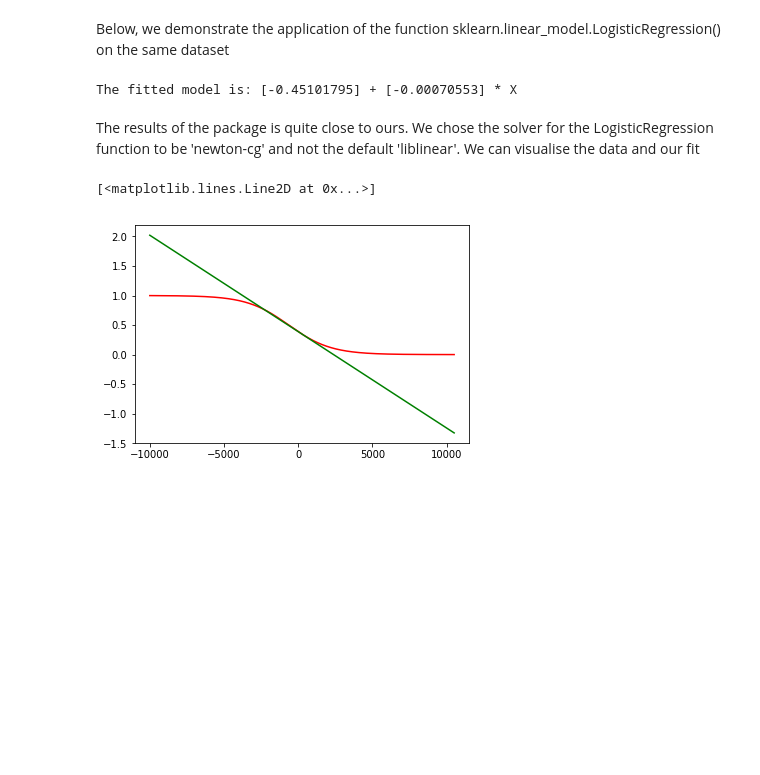
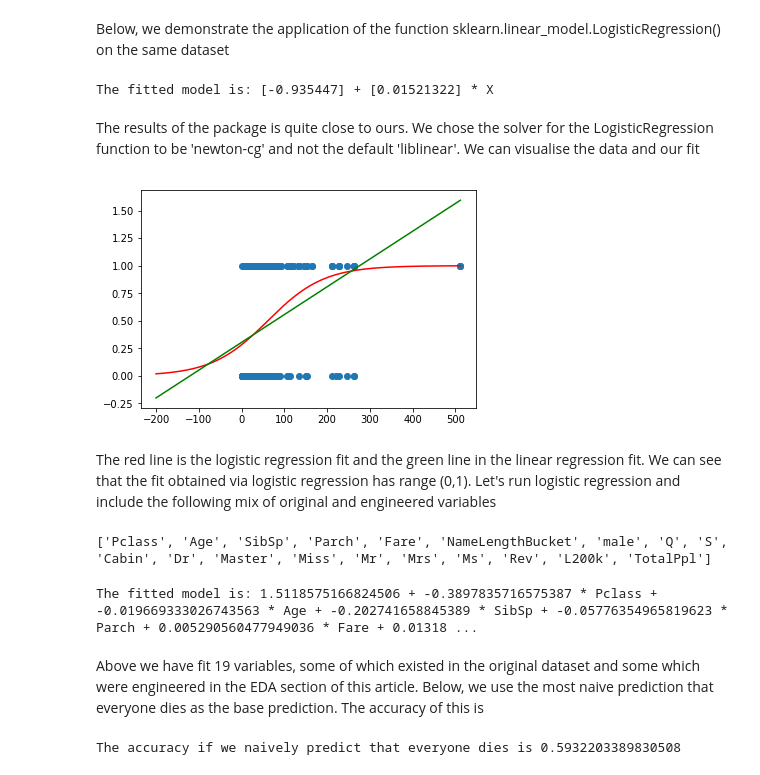
Before and after one commit to TanselArif-21/LogisticRegression, a Jupyter notebook: LogisticRegression.ipynb, the cells around one changed output. Drawn from its saved outputs; the diff is of its cells as text; code cells hidden in the pictures; blank space fills up the shorter version.

```diff
--- a/LogisticRegression.ipynb
+++ b/LogisticRegression.ipynb
@@ -519,8 +519,8 @@ In reality, this threshold is dependent on the cost for incorrectly predicting a
 # %% [markdown]
 Let's plot the regression line onto the training data we used to fit the model
 # %%
-def RegLine(x):
-    Y=lm1.intercept_ + lm1.coef_[0] * x
+def RegLine(lm,x):
+    Y=lm.intercept_ + lm.coef_[0] * x
     return Y
 # %%
 plt.scatter(x=X[:,0],y=y[:,0])
@@ -873,29 +873,67 @@ y = titanicCleaned['Survived']
 X = X.values.reshape(-1,1)
 
 # Get the model
-lm = LogisticRegression(solver='newton-cg')
+lm2 = LogisticRegression(solver='newton-cg')
 
 # Fit the model
-lm.fit(X,y)
+lm2.fit(X,y)
 
 # The fitted model
-print('The fitted model is: {} + {} * X'.format(lm.intercept_,lm.coef_[0]))
+print('The fitted model is: {} + {} * X'.format(lm2.intercept_,lm2.coef_[0]))
 # %% [output]
-The fitted model is: [-0.45101795] + [-0.00070553] * X
+The fitted model is: [-0.935447] + [0.01521322] * X
 # %% [markdown]
 The results of the package is quite close to ours. We chose the solver for the LogisticRegression function to be 'newton-cg' and not the default 'liblinear'. We can visualise the data and our fit
 # %%
-x = np.arange(min(X)-10000,max(X)+10000,0.1)
+x = np.arange(min(X)-200,max(X),0.1)
 
-#plt.scatter(x=X,y=y)
+plt.scatter(x=X,y=y)
 
-Y = LogisticFunction(x,-0.45101795,- 0.00070553)
+Y = LogisticFunction(x,lm2.intercept_,lm2.coef_[0])
 
 p=plt.plot(x,Y,'r-')
 
-Y = RegLine(x)
+Y = RegLine(lm1,x)
 
-plt.plot(x,Y,'g-')
+p=plt.plot(x,Y,'g-')
 # %% [output]
-[<matplotlib.lines.Line2D at 0x...>]
-[figure, old version]
+[figure, new version]
+# %% [markdown]
+The red line is the logistic regression fit and the green line in the linear regression fit. We can see that the fit obtained via logistic regression has range (0,1). Let's run logistic regression and include the following mix of original and engineered variables
+# %%
+variables = list(titanicCleaned.columns)[2:]
+print(variables)
+# %% [output]
+['Pclass', 'Age', 'SibSp', 'Parch', 'Fare', 'NameLengthBucket', 'male', 'Q', 'S', 'Cabin', 'Dr', 'Master', 'Miss', 'Mr', 'Mrs', 'Ms', 'Rev', 'L200k', 'TotalPpl']
+# %%
+# Create our parameters X and response y
+X = titanicCleaned[variables]
+y = titanicCleaned['Survived']
+
+# Split the data into train and test
+X_train, X_test, y_train, y_test = train_test_split(X, y, test_size=0.33, random_state=42)
+
+# Reshape the data to indicate that this is many observations of one parameter
+#X = X.values.reshape(-1,1)
+
+# Get the model
+lm2 = LogisticRegression()
+
+# Fit the model
+lm2.fit(X_train,y_train)
+
+# The fitted model
+printoutput = 'The fitted model is: {}'.format(lm2.intercept_[0])
+
+for i,j in enumerate(variables):
+    printoutput = printoutput + ' + ' + str(lm2.coef_[0][i]) + ' * ' + j + ''
+
+print(printoutput)
+# %% [output]
+The fitted model is: 1.5118575166824506 + -0.3897835716575387 * Pclass + -0.019669333026743563 * Age + -0.202741658845389 * SibSp + -0.05776354965819623 * Parch + 0.005290560477949036 * Fare + 0.01318 ...
+# %% [markdown]
+Above we have fit 19 variables, some of which existed in the original dataset and some which were engineered in the EDA section of this article. Below, we use the most naive prediction that everyone dies as the base prediction. The accuracy of this is
+# %%
+print('The accuracy if we naively predict that everyone dies is {}'.format(np.sum((y_test == 0))/np.size(y_test)))
+# %% [output]
+The accuracy if we naively predict that everyone dies is 0.5932203389830508
```
Also changed, not shown: parts of 18 cells of this notebook.
